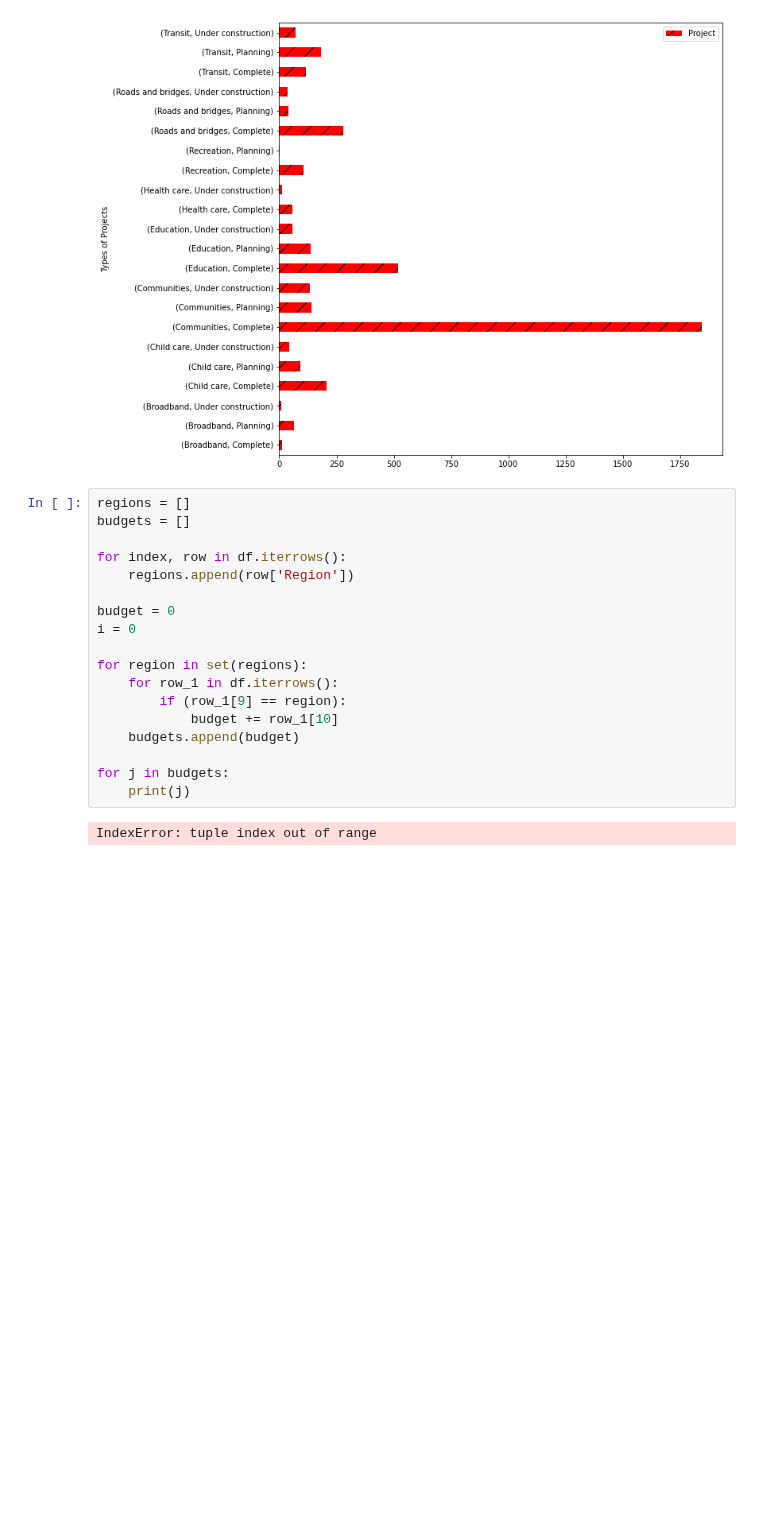
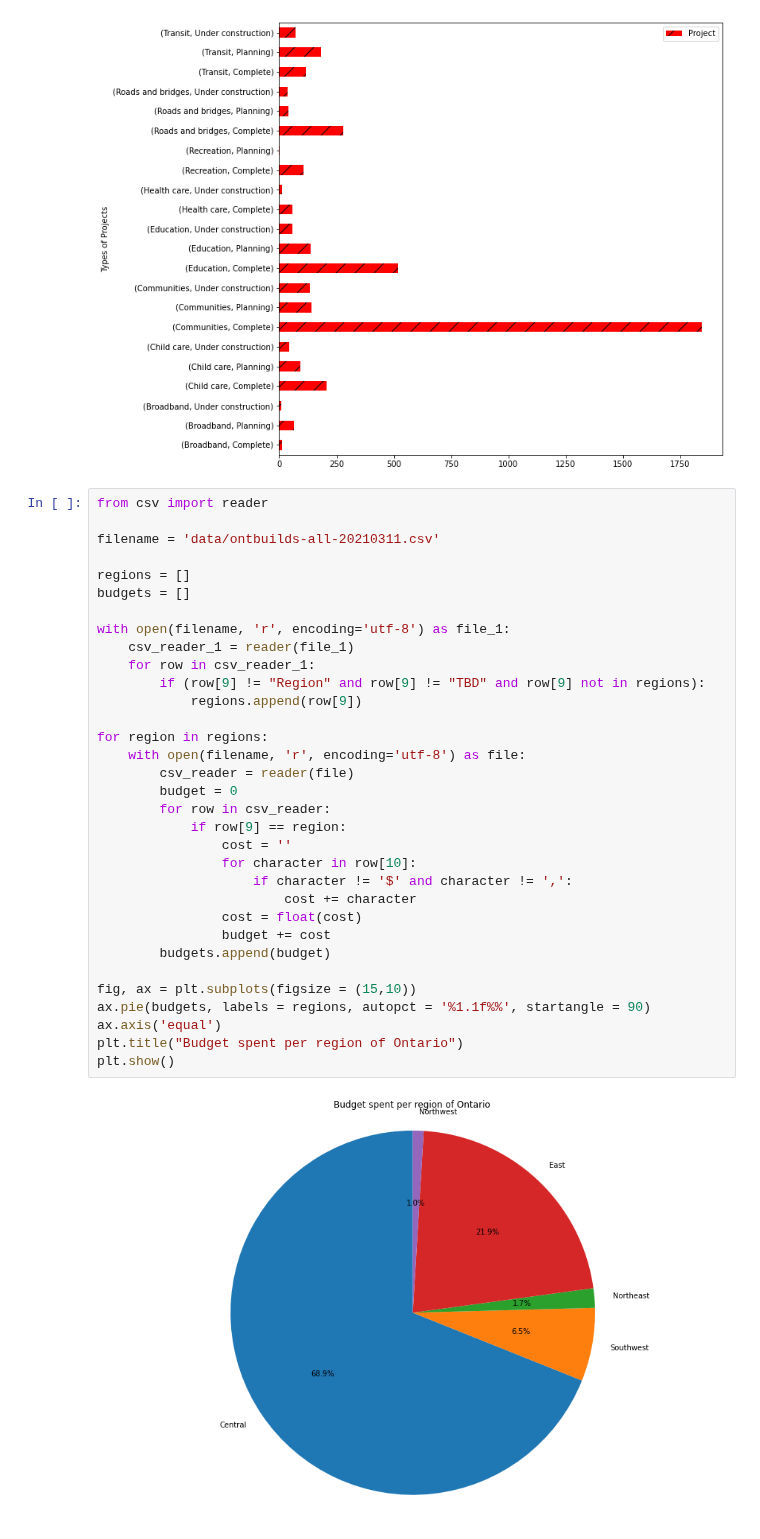
Before and after one commit to AryanAmin/CP321FinalProject, a Jupyter notebook: final_project.ipynb, the cells around one changed output. Cells and saved outputs as stored; diff of their text form; blank space fills up the shorter version.

```diff
--- a/final_project.ipynb
+++ b/final_project.ipynb
@@ -53,23 +63,38 @@ df_2.plot(kind = "barh", figsize = (10,10), color = "red", xlabel = "Types of Pr
 # %% [output]
 <AxesSubplot:ylabel='Types of Projects'>
 [figure]
-# %%
-regions = []
-budgets = []
-
-for index, row in df.iterrows():
-    regions.append(row['Region'])
-
-budget = 0
-i = 0
-
-for region in set(regions):
-    for row_1 in df.iterrows():
-        if (row_1[9] == region):
-            budget += row_1[10]
-    budgets.append(budget)
-
-for j in budgets:
-    print(j)
-# %% [output]
-IndexError: tuple index out of range
+# %%
+from csv import reader
+
+filename = 'data/ontbuilds-all-20210311.csv'
+
+regions = []
+budgets = []
+
+with open(filename, 'r', encoding='utf-8') as file_1:
+    csv_reader_1 = reader(file_1)
+    for row in csv_reader_1:
+        if (row[9] != "Region" and row[9] != "TBD" and row[9] not in regions):
+            regions.append(row[9])
+
+for region in regions:
+    with open(filename, 'r', encoding='utf-8') as file:
+        csv_reader = reader(file)
+        budget = 0
+        for row in csv_reader:
+            if row[9] == region:
+                cost = ''
+                for character in row[10]:
+                    if character != '$' and character != ',':
+                        cost += character
+                cost = float(cost)
+                budget += cost
+        budgets.append(budget)
+
+fig, ax = plt.subplots(figsize = (15,10))
+ax.pie(budgets, labels = regions, autopct = '%1.1f%%', startangle = 90)
+ax.axis('equal')
+plt.title("Budget spent per region of Ontario")
+plt.show()
+# %% [output]
+[figure, added]
```
Also changed, not shown: parts of 5 cells of this notebook.
